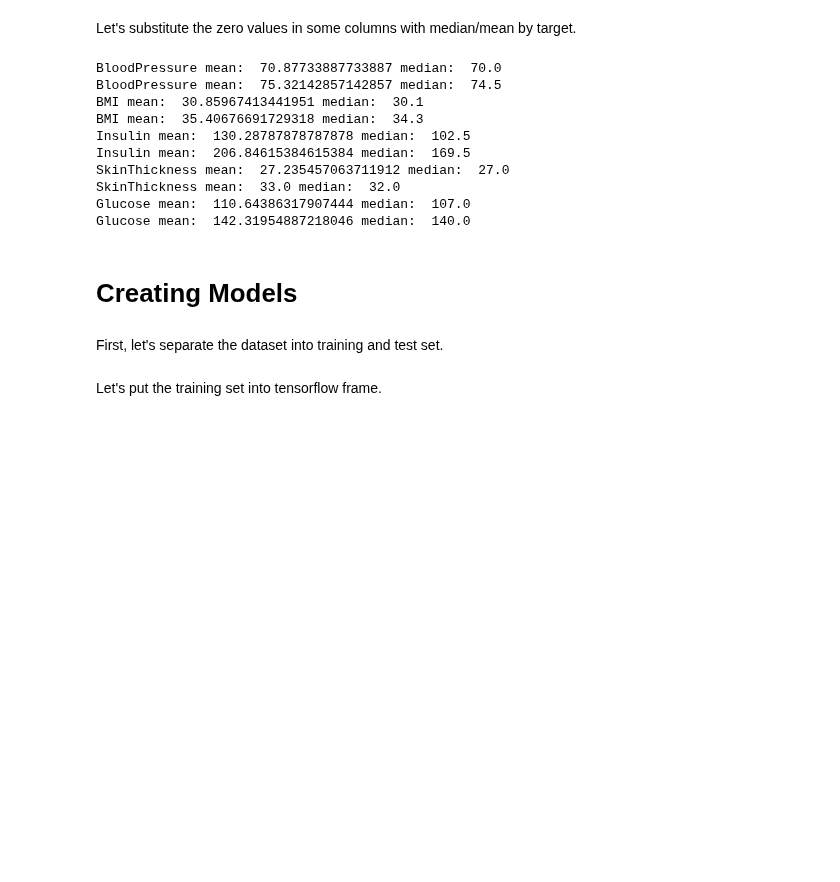
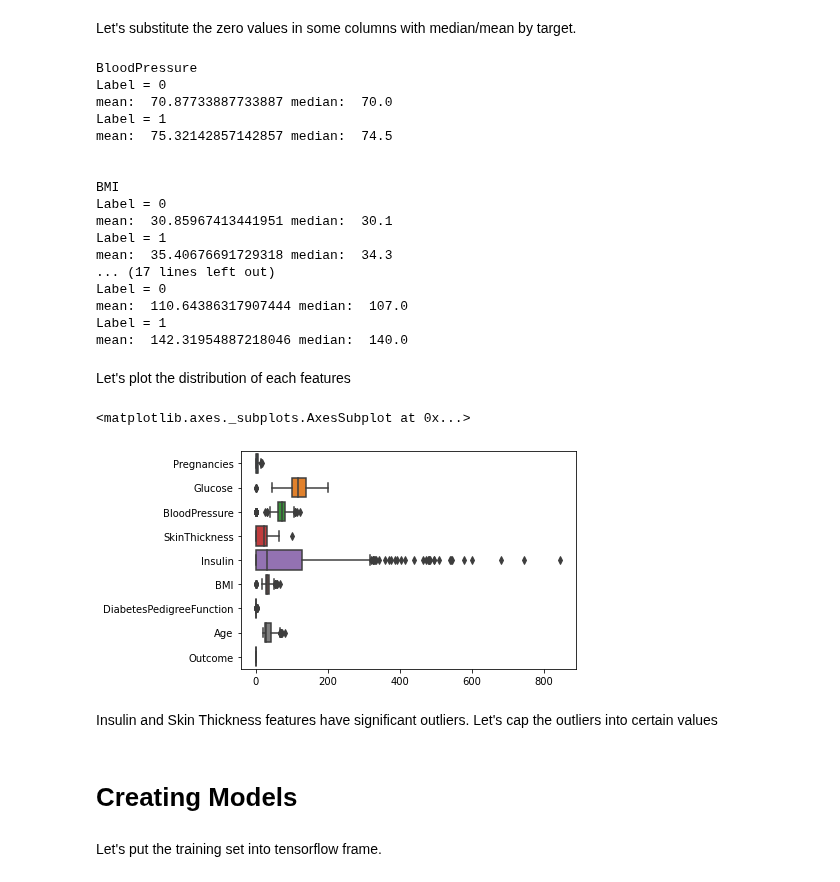
Before and after one commit to adindariztia/Bangkit_DiabetesPredictionML, a Jupyter notebook: PIMA_Dataset_Overview.ipynb, the cells around one changed output. Cells and saved outputs as stored; diff of their text form; code cells hidden in the pictures; blank space fills up the shorter version.

```diff
--- a/PIMA_Dataset_Overview.ipynb
+++ b/PIMA_Dataset_Overview.ipynb
@@ -105,11 +105,14 @@ cols_to_change = ['BloodPressure', 'BMI', 'Insulin', 'SkinThickness',
 for col in cols_to_change:
     mean_0 = np.mean(df.loc[(df.Outcome == 0) & (df[col] != 0) , col])
     median_0 = np.median(df.loc[(df.Outcome == 0) & (df[col] != 0), col])
-    print(col, "mean: ", mean_0, "median: ", median_0)
+    print(col)
+    print("Label = 0")
+    print("mean: ", mean_0, "median: ", median_0)
     mean_1 = np.mean(df.loc[(df.Outcome == 1) & (df[col] != 0), col])
     median_1 = np.median(df.loc[(df.Outcome == 1) & (df[col] != 0), col])
-    print(col, "mean: ", mean_1, "median: ", median_1)
-
+    print("Label = 1")
+    print("mean: ", mean_1, "median: ", median_1)
+    print("\n")
     if col == 'Insulin':
         df_new.loc[(df_new[col] == 0) & (df_new['Outcome'] == 0), col] = median_0
         df_new.loc[(df_new[col] == 0) & (df_new['Outcome'] == 1), col] = median_1
@@ -117,13 +120,20 @@ for col in cols_to_change:
         df_new.loc[(df_new[col] == 0) & (df_new['Outcome'] == 0), col] = mean_0
         df_new.loc[(df_new[col] == 0) & (df_new['Outcome'] == 1), col] = mean_1
 # %% [output]
-BloodPressure mean:  70.87733887733887 median:  70.0
-BloodPressure mean:  75.32142857142857 median:  74.5
-BMI mean:  30.85967413441951 median:  30.1
-BMI mean:  35.40676691729318 median:  34.3
-Insulin mean:  130.28787878787878 median:  102.5
-Insulin mean:  206.84615384615384 median:  169.5
-SkinThickness mean:  27.235457063711912 median:  27.0
-SkinThickness mean:  33.0 median:  32.0
-Glucose mean:  110.64386317907444 median:  107.0
-Glucose mean:  142.31954887218046 median:  140.0
+BloodPressure
+Label = 0
+mean:  70.87733887733887 median:  70.0
+Label = 1
+mean:  75.32142857142857 median:  74.5
+
+
+BMI
+Label = 0
+mean:  30.85967413441951 median:  30.1
+Label = 1
+mean:  35.40676691729318 median:  34.3
+... (17 lines left out)
+Label = 0
+mean:  110.64386317907444 median:  107.0
+Label = 1
+mean:  142.31954887218046 median:  140.0
@@ -150,0 +140,9 @@ Glucose mean:  142.31954887218046 median:  140.0
+# %% [markdown]
+Let's plot the distribution of each features
+# %%
+sns.boxplot(data=df, orient='h')
+# %% [output]
+<matplotlib.axes._subplots.AxesSubplot at 0x...>
+[figure, added]
+# %% [markdown]
+Insulin and Skin Thickness features have significant outliers. Let's cap the outliers into certain values
@@ -151,6 +158,4 @@ Glucose mean:  142.31954887218046 median:  140.0
 # %% [markdown]
 # Creating Models
-# %% [markdown]
-First, let's separate the dataset into training and test set.
 # %%
  y = df_new.Outcome #just for the splitting sakes
```
Also changed, not shown: parts of 5 cells of this notebook.
